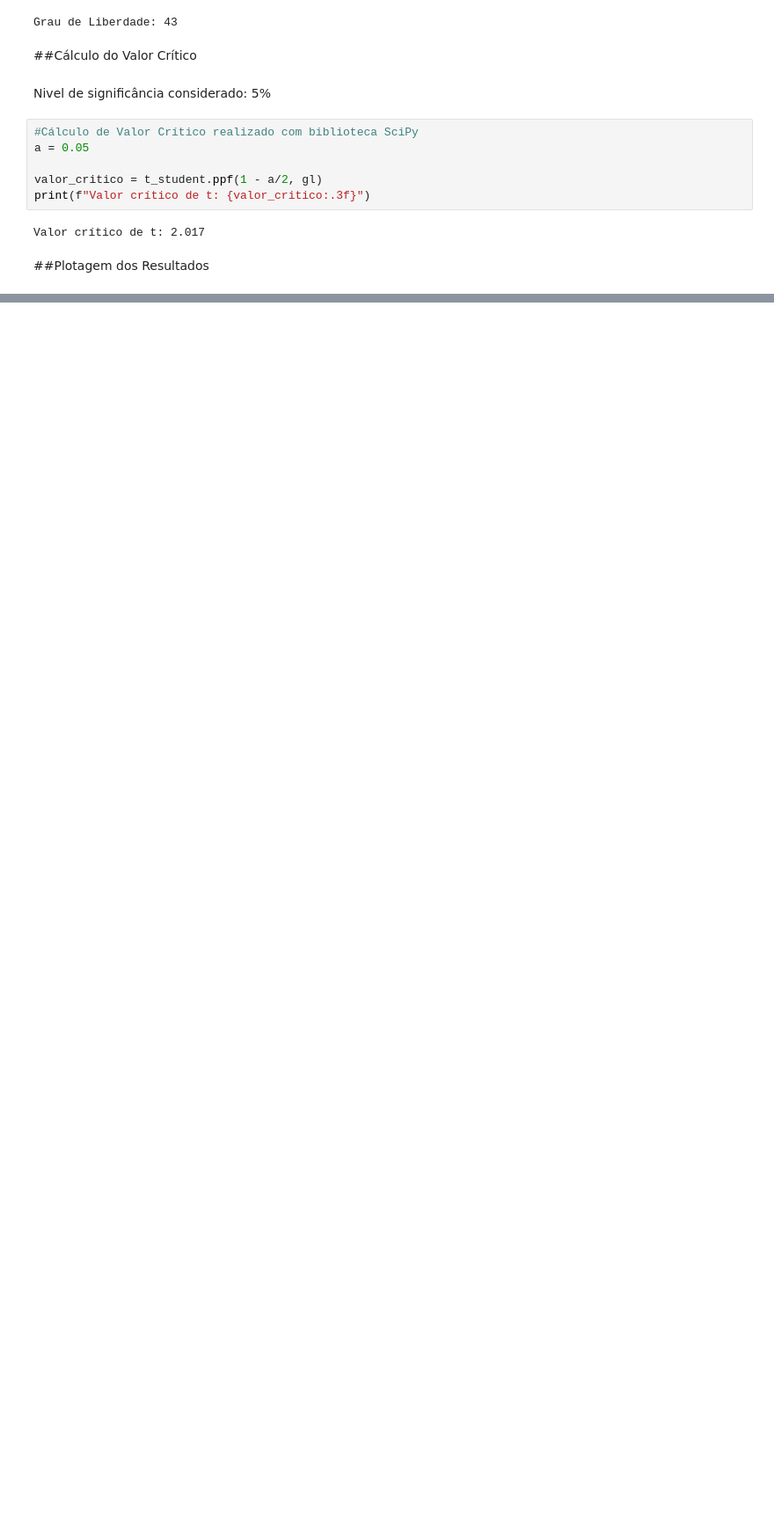
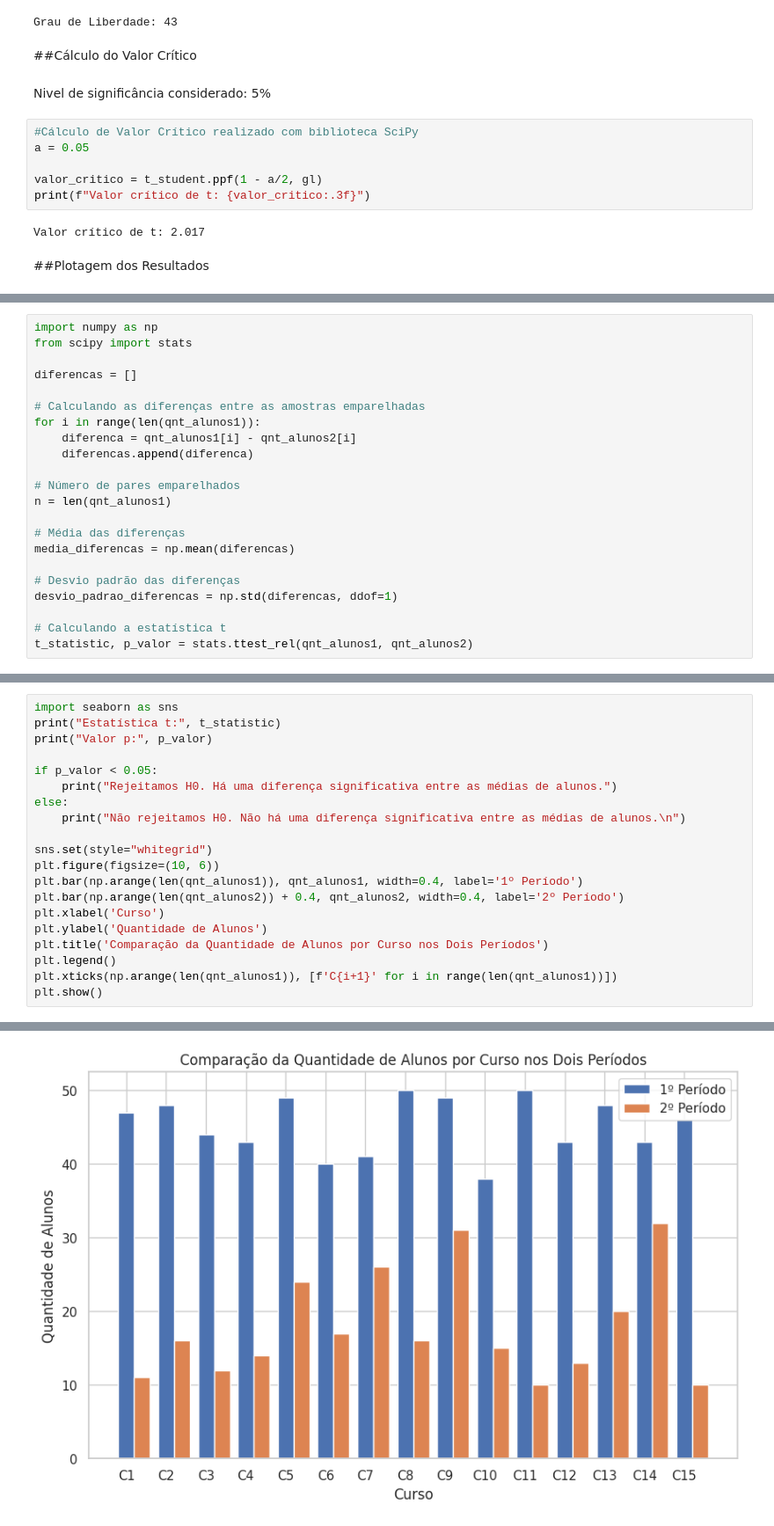
Before and after one commit to guilhermebsousa/inferencia-estatistica, a Jupyter notebook: Inference.ipynb, the cells around one changed output, grey strips where cells are left out. Shown at 88% size. Cells and saved outputs as stored; diff of their text form; blank space fills up the shorter version.

```diff
--- a/Inference.ipynb
+++ b/Inference.ipynb
@@ -924,0 +1092,22 @@ Resultado do teste: Rejeitamos a hipótese nula, há uma diferença significativ
+# %%
+import numpy as np
+from scipy import stats
+
+diferencas = []
+
+# Calculando as diferenças entre as amostras emparelhadas
+for i in range(len(qnt_alunos1)):
+    diferenca = qnt_alunos1[i] - qnt_alunos2[i]
+    diferencas.append(diferenca)
+
+# Número de pares emparelhados
+n = len(qnt_alunos1)
+
+# Média das diferenças
+media_diferencas = np.mean(diferencas)
+
+# Desvio padrão das diferenças
+desvio_padrao_diferencas = np.std(diferencas, ddof=1)
+
+# Calculando a estatística t
+t_statistic, p_valor = stats.ttest_rel(qnt_alunos1, qnt_alunos2)
@@ -924,0 +1116,21 @@ Resultado do teste: Rejeitamos a hipótese nula, há uma diferença significativ
+# %%
+import seaborn as sns
+print("Estatística t:", t_statistic)
+print("Valor p:", p_valor)
+
+if p_valor < 0.05:
+    print("Rejeitamos H0. Há uma diferença significativa entre as médias de alunos.")
+else:
+    print("Não rejeitamos H0. Não há uma diferença significativa entre as médias de alunos.\n")
+
+sns.set(style="whitegrid")
+plt.figure(figsize=(10, 6))
+plt.bar(np.arange(len(qnt_alunos1)), qnt_alunos1, width=0.4, label='1º Período')
+plt.bar(np.arange(len(qnt_alunos2)) + 0.4, qnt_alunos2, width=0.4, label='2º Período')
+plt.xlabel('Curso')
+plt.ylabel('Quantidade de Alunos')
+plt.title('Comparação da Quantidade de Alunos por Curso nos Dois Períodos')
+plt.legend()
+plt.xticks(np.arange(len(qnt_alunos1)), [f'C{i+1}' for i in range(len(qnt_alunos1))])
+plt.show()
+# %% [output]
@@ -924,0 +1140 @@ Resultado do teste: Rejeitamos a hipótese nula, há uma diferença significativ
+[figure, added]
```
Also changed, not shown: parts of 42 cells of this notebook.
